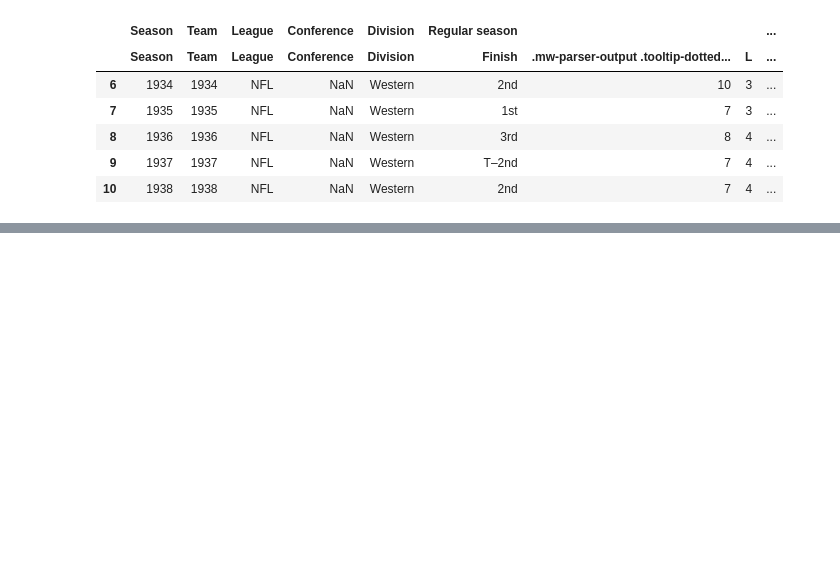
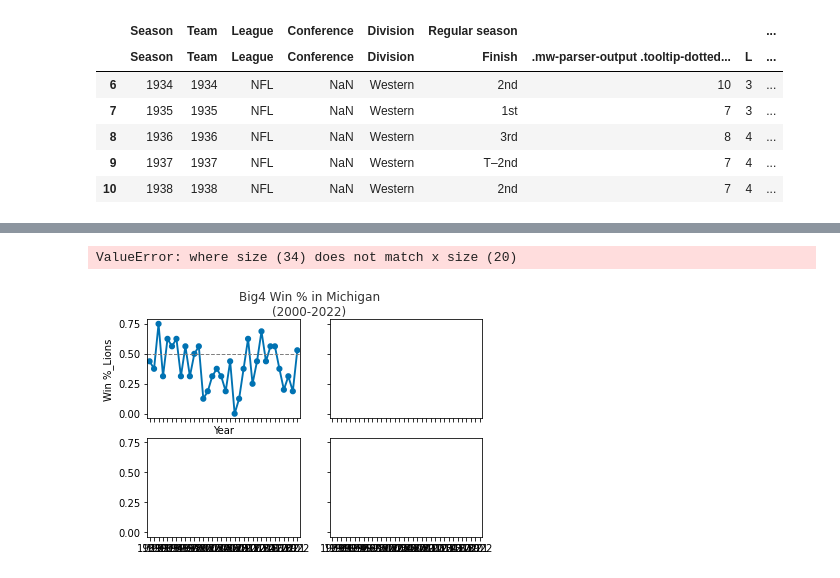
Before and after one commit to brunoramosmartins/SpecializationDataScience, a Jupyter notebook: AppliedPlottingChartingDataRepresentation/Week4/assignment4.ipynb, the cells around one changed output, grey strips where cells are left out. Cells and saved outputs as stored; diff of their text form; code cells hidden in the pictures; blank space fills up the shorter version.

```diff
--- a/AppliedPlottingChartingDataRepresentation/Week4/assignment4.ipynb
+++ b/AppliedPlottingChartingDataRepresentation/Week4/assignment4.ipynb
@@ -137,0 +264,2 @@ df_lions.head()
+# %%
+df_redw.rename(columns = {'Regular season[3][6][7][8]': 'Regular season'}, inplace=True)
@@ -137,0 +332,40 @@ df_lions.head()
+# %%
+Big4_Michigan_0019=Big4_Michigan[40:]
+fig, ((ax1,ax2), (ax3,ax4)) = plt.subplots(2, 2, sharex=True, sharey=True)
+axs=[ax1,ax2,ax3,ax4]
+
+fig.suptitle('Big4 Win % in Michigan\n(2000-2022)',alpha=0.8);
+
+# Properties
+columns_w=['Win %_Lions','Win %_Tigers','Win %_Pistons','Win %_RedWings']
+colors=['g','b','y','r']
+titles=['NFL: Lions','MLB: Tigers','NBA: Pistons','NHL: Red Wings']
+axis=[0,20,0,0.8]
+
+y=0.5
+
+for i in range(len(axs)):
+
+    # Draw the subplot
+    ax=axs[i]
+    # ax.plot(Big4_Michigan_0019['Year'],Big4_Michigan_0019[columns_w[i]],c=colors[i], alpha=0.5)
+    # sns.lineplot(x=Big4_Michigan_0019['Year'],y=Big4_Michigan_0019[columns_w[i]], alpha=0.5,ax=ax)
+    ax = sns.pointplot(x=Big4_Michigan_0019['Year'], y=Big4_Michigan_0019[columns_w[i]], scale=0.7, ax=ax)
+    ax.axhline(y=0.5, color='gray', linewidth=1, linestyle='--')
+    ax.fill_between(range(0,20), 0.5, Big4_Michigan_0019[columns_w[i]],where=(Big4_Michigan_0019[columns_w[i]]<y), color='red',interpolate=True, alpha=0.3)
+    ax.fill_between(range(0,20), 0.5, Big4_Michigan_0019[columns_w[i]],where=(Big4_Michigan_0019[columns_w[i]]>y), color='blue',interpolate=True, alpha=0.3)
+
+    # Beautify the plot
+    [ax.spines[loc].set_visible(False) for loc in ['top', 'right']] # Turn off some plot rectangle spines
+    ax.set_ylabel('Win % ', alpha=0.8)
+    ax.set_xlabel('Year', alpha=0.8)
+    ax.set_title(titles[i], fontsize=10, alpha=0.8)
+    ax.axis(axis)
+    ax.set_xticks(np.append(np.arange(0, 20, 5),19))
+    ax.set_xticklabels(['2000','2005','2010','2015','2022'], fontsize=8, alpha=0.8)
+    for label in ax.get_xticklabels() + ax.get_yticklabels():
+        label.set_fontsize(8)
+        label.set_bbox(dict(facecolor='white',edgecolor='white',  alpha=0.8))
+# %% [output]
+ValueError: where size (34) does not match x size (20)
+[figure, added]
```
Also changed, not shown: parts of 28 cells of this notebook.
